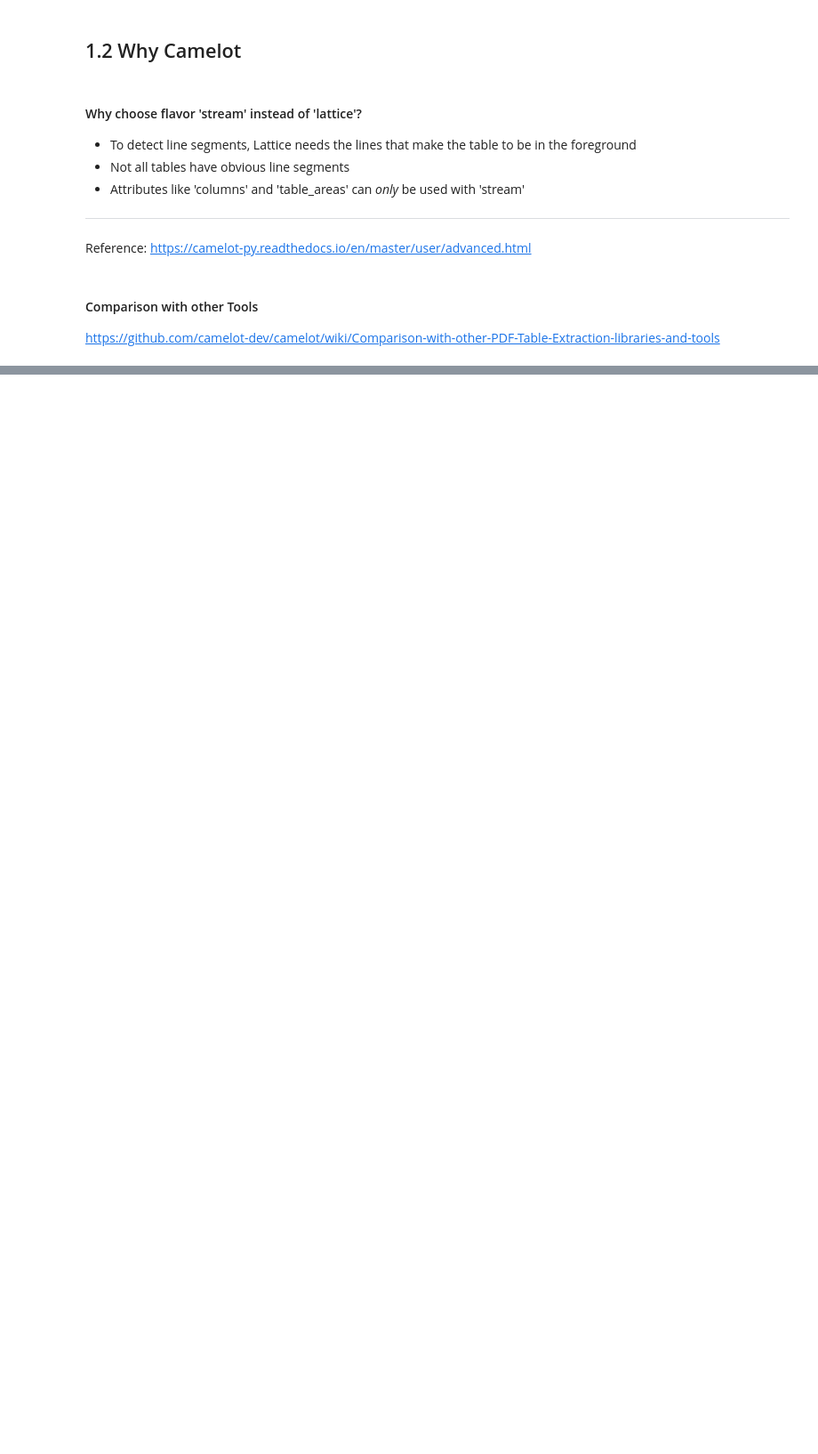
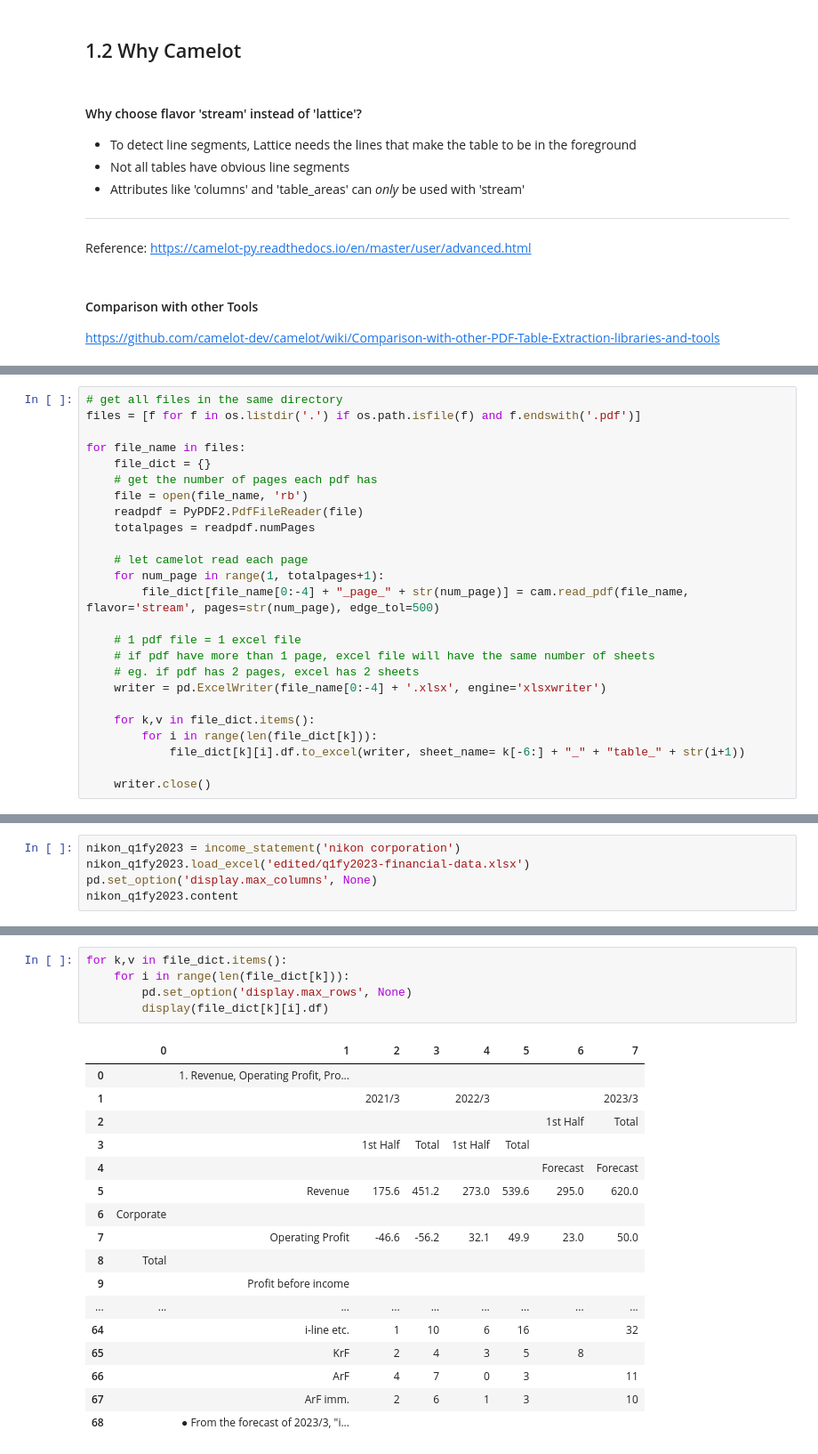
Before and after one commit to Lim-Wei-Jie/NLPeople, a Jupyter notebook: camelot.ipynb, the cells around one changed output, grey strips where cells are left out. Shown: that part at 89% size. Drawn from its saved outputs; the diff is of its cells as text; blank space fills up the shorter version.

Commit message:
Camelot v2
Basic Extraction and Advanced Extraction working

```diff
--- a/camelot.ipynb
+++ b/camelot.ipynb
@@ -493,0 +73,25 @@ this is the painpoint we havee i dont think this can be solved need to have a wo
+# %%
+# get all files in the same directory
+files = [f for f in os.listdir('.') if os.path.isfile(f) and f.endswith('.pdf')]
+
+for file_name in files:
+    file_dict = {}
+    # get the number of pages each pdf has
+    file = open(file_name, 'rb')
+    readpdf = PyPDF2.PdfFileReader(file)
+    totalpages = readpdf.numPages
+
+    # let camelot read each page
+    for num_page in range(1, totalpages+1):
+        file_dict[file_name[0:-4] + "_page_" + str(num_page)] = cam.read_pdf(file_name, flavor='stream', pages=str(num_page), edge_tol=500)
+
+    # 1 pdf file = 1 excel file
+    # if pdf have more than 1 page, excel file will have the same number of sheets
+    # eg. if pdf has 2 pages, excel has 2 sheets
+    writer = pd.ExcelWriter(file_name[0:-4] + '.xlsx', engine='xlsxwriter')
+
+    for k,v in file_dict.items():
+        for i in range(len(file_dict[k])):
+            file_dict[k][i].df.to_excel(writer, sheet_name= k[-6:] + "_" + "table_" + str(i+1))
+
+    writer.close()
@@ -493,0 +139,5 @@ this is the painpoint we havee i dont think this can be solved need to have a wo
+# %%
+nikon_q1fy2023 = income_statement('nikon corporation')
+nikon_q1fy2023.load_excel('edited/q1fy2023-financial-data.xlsx')
+pd.set_option('display.max_columns', None)
+nikon_q1fy2023.content
@@ -493,0 +289,23 @@ this is the painpoint we havee i dont think this can be solved need to have a wo
+# %%
+for k,v in file_dict.items():
+    for i in range(len(file_dict[k])):
+        pd.set_option('display.max_rows', None)
+        display(file_dict[k][i].df)
+# %% [output]
+|  | 0 | 1 | 2 | 3 | 4 | 5 | 6 | 7 |
+| 0 |  | 1. Revenue, Operating Profit, Pro... |  |  |  |  |  |  |
+| 1 |  |  | 2021/3 |  | 2022/3 |  |  | 2023/3 |
+| 2 |  |  |  |  |  |  | 1st Half | Total |
+| 3 |  |  | 1st Half | Total | 1st Half | Total |  |  |
+| 4 |  |  |  |  |  |  | Forecast | Forecast |
+| 5 |  | Revenue | 175.6 | 451.2 | 273.0 | 539.6 | 295.0 | 620.0 |
+| 6 | Corporate |  |  |  |  |  |  |  |
+| 7 |  | Operating Profit | -46.6 | -56.2 | 32.1 | 49.9 | 23.0 | 50.0 |
+| 8 | Total |  |  |  |  |  |  |  |
+| 9 |  | Profit before income |  |  |  |  |  |  |
+| ... | ... | ... | ... | ... | ... | ... | ... | ... |
+| 64 |  | i-line etc. | 1 | 10 | 6 | 16 |  | 32 |
+| 65 |  | KrF | 2 | 4 | 3 | 5 | 8 |  |
+| 66 |  | ArF | 4 | 7 | 0 | 3 |  | 11 |
+| 67 |  | ArF imm. | 2 | 6 | 1 | 3 |  | 10 |
+| 68 |  | ● From the forecast of 2023/3, "i... |  |  |  |  |  |  |
```
Also changed, not shown: parts of 48 cells of this notebook.
